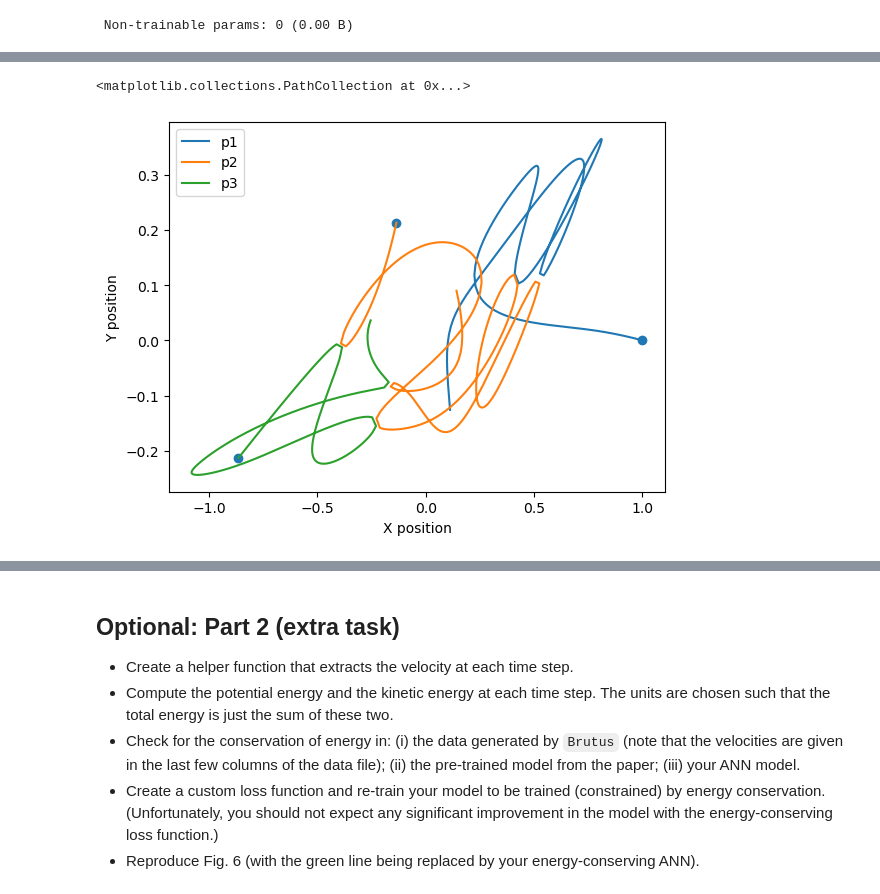
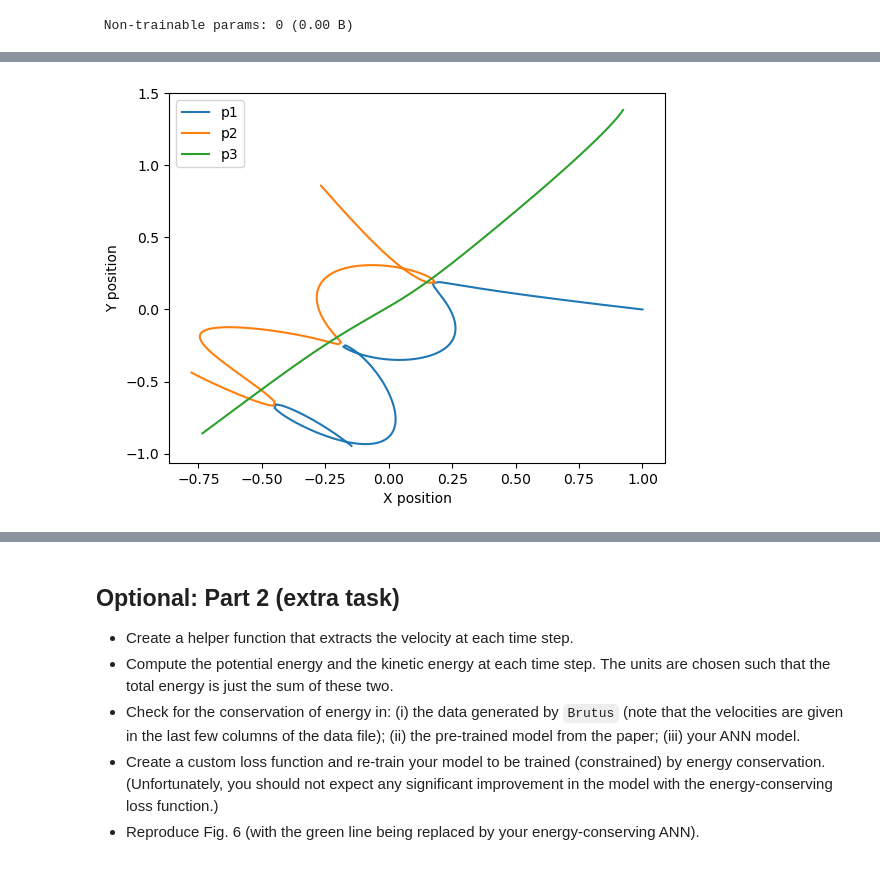
Before and after one commit to wonder-coconut/tif285_project_2, a Jupyter notebook: TIF285_Project2.ipynb, the cells around one changed output, grey strips where cells are left out. Drawn from its saved outputs; the diff is of its cells as text; code cells hidden in the pictures.

```diff
--- a/TIF285_Project2.ipynb
+++ b/TIF285_Project2.ipynb
@@ -400,16 +393,9 @@ ax = plot_trajectories(pred_traj[0],pred_traj[1],pred_traj[2])
-# %%
-true_traj = get_trajectories(data_y_train[10])
-x1 = true_traj[0][0][0]
-y1 = true_traj[0][0][1]
-x2 = true_traj[1][0][0]
-y2 = true_traj[1][0][1]
-x3 = true_traj[2][0][0]
-y3 = true_traj[2][0][1]
-bx = plot_trajectories(true_traj[0],true_traj[1],true_traj[2])
-bx.scatter((x1,x2,x3),(y1,y2,y3))
-# %% [output]
-<matplotlib.collections.PathCollection at 0x...>
-[figure, removed]
+# %%
+#trajectory plot of true dataset from the Brutus solver
+true_traj = get_trajectories(data_y_train[0])
+bx = plot_trajectories(true_traj[0],true_traj[1],true_traj[2])
+# %% [output]
+[figure, added]
 # %%
 model_preds = pre_trained_model.predict(data_x_test[10])
 # %% [output]
```
Also changed, not shown: parts of 14 cells of this notebook, 1 other file.
